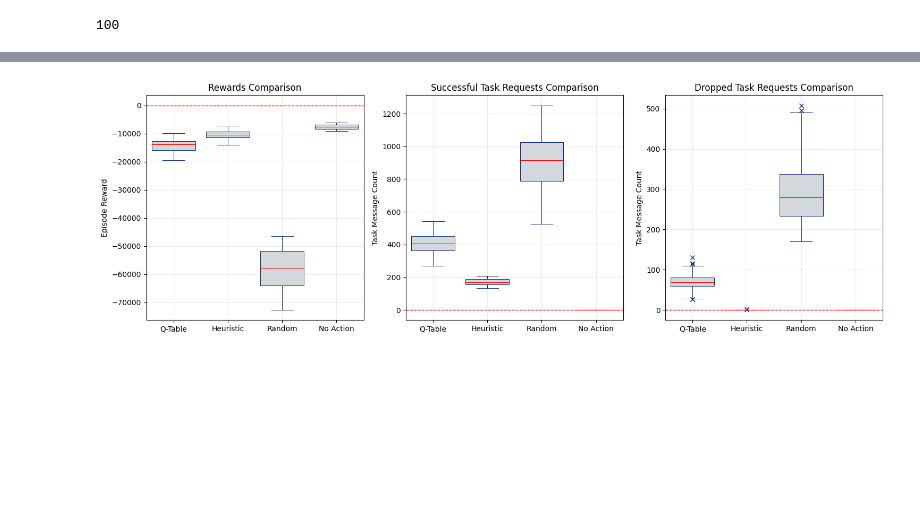
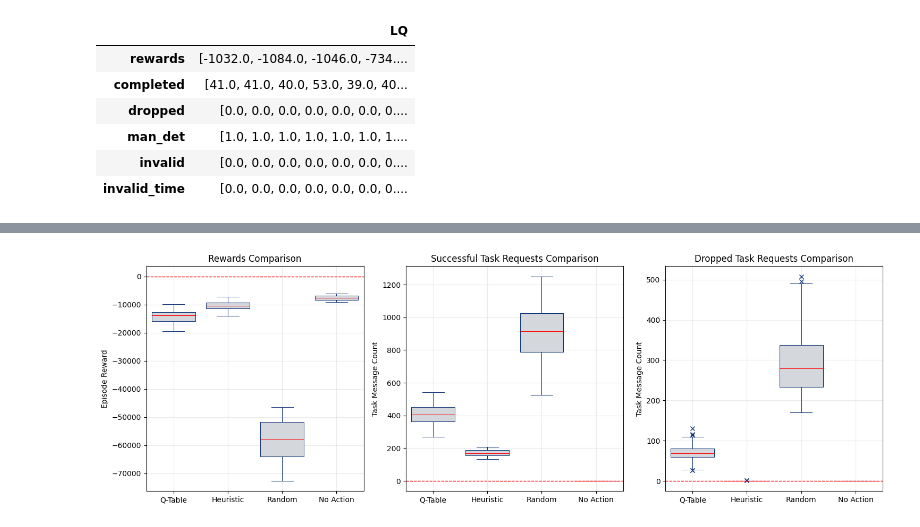
Before and after one commit to tedinspace/stat184-final-project, a Jupyter notebook: scripts/experiments/plots/ql-plotting.ipynb, the cells around one changed output, grey strips where cells are left out. Saved outputs shown, nothing was run; the diff lists cells and outputs as text; code cells hidden in the pictures; blank space fills up the shorter version.

```diff
--- a/scripts/experiments/plots/ql-plotting.ipynb
+++ b/scripts/experiments/plots/ql-plotting.ipynb
@@ -22,10 +24,16 @@ qData = lambda df,df_dqn, cat: {
     'Random': df['random'][cat],
     'No Action': df['no_action'][cat],
 }
-# %%
-len(df_dqn['DQN']["completed"])
-# %% [output]
-100
+# %%
+df_lq
+# %% [output]
+|  | LQ |
+| rewards | [-1032.0, -1084.0, -1046.0, -734.... |
+| completed | [41.0, 41.0, 40.0, 53.0, 39.0, 40... |
+| dropped | [0.0, 0.0, 0.0, 0.0, 0.0, 0.0, 0.... |
+| man_det | [1.0, 1.0, 1.0, 1.0, 1.0, 1.0, 1.... |
+| invalid | [0.0, 0.0, 0.0, 0.0, 0.0, 0.0, 0.... |
+| invalid_time | [0.0, 0.0, 0.0, 0.0, 0.0, 0.0, 0.... |
 # %%
 
 # Plotting multiple boxplots on the same axis
```
Also changed, not shown: parts of 3 cells of this notebook, 6 other files.
